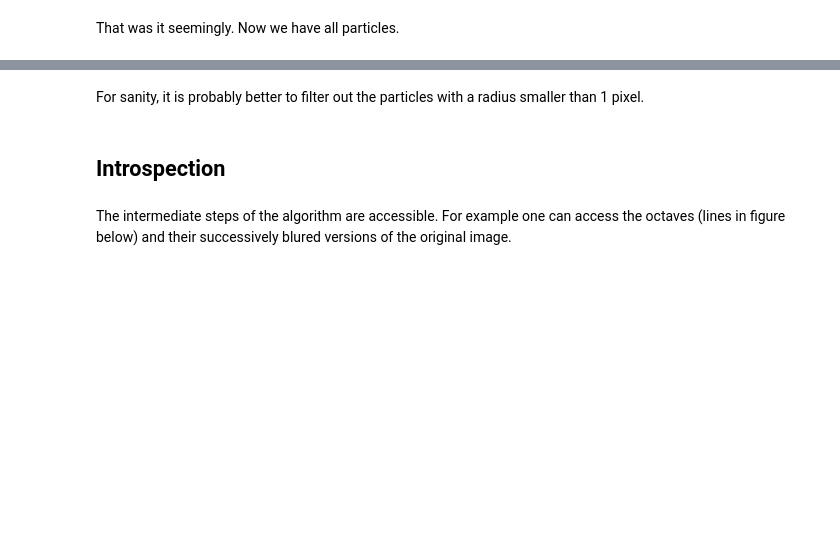
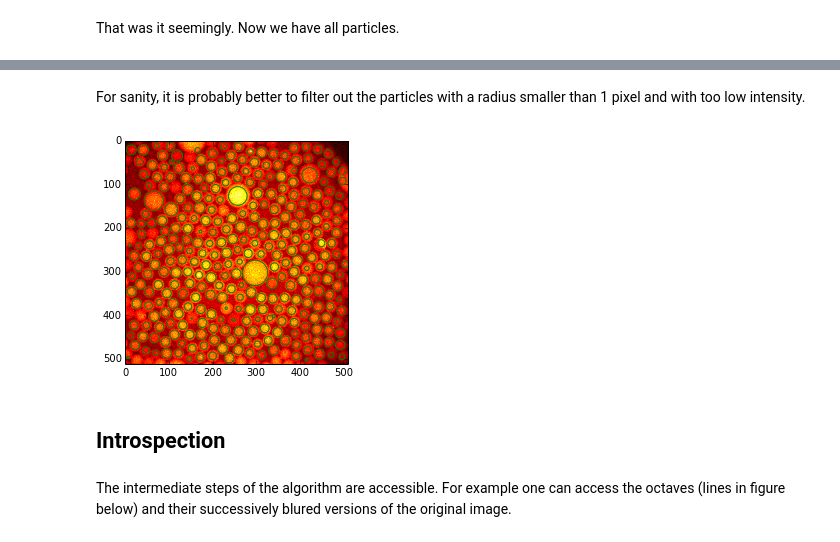
Before and after one commit to MathieuLeocmach/colloids, a Jupyter notebook: python/colloids/notebooks/Multiscale.ipynb, the cells around one changed output, grey strips where cells are left out. Cells and saved outputs as stored; diff of their text form; code cells hidden in the pictures; blank space fills up the shorter version.

```diff
--- a/python/colloids/notebooks/Multiscale.ipynb
+++ b/python/colloids/notebooks/Multiscale.ipynb
@@ -73,2 +73,2 @@ plt.ylabel('count');
 # %% [markdown]
-For sanity, it is probably better to filter out the particles with a radius smaller than 1 pixel.
+For sanity, it is probably better to filter out the particles with a radius smaller than 1 pixel and with too low intensity.
@@ -77,3 +75,9 @@ centers = centers[centers[:,-2]>1]
+# %%
+centers = centers[(centers[:,-2]>1) & (centers[:,-1]<-1)]
+draw_circles(centers[:,0], centers[:,1], centers[:,2], facecolor='none', edgecolor='g')
+plt.imshow(im, 'hot');
+# %% [output]
+[figure, added]
 # %% [markdown]
 ## Introspection
 # %% [markdown]
```
Also changed, not shown: parts of 10 cells of this notebook.
